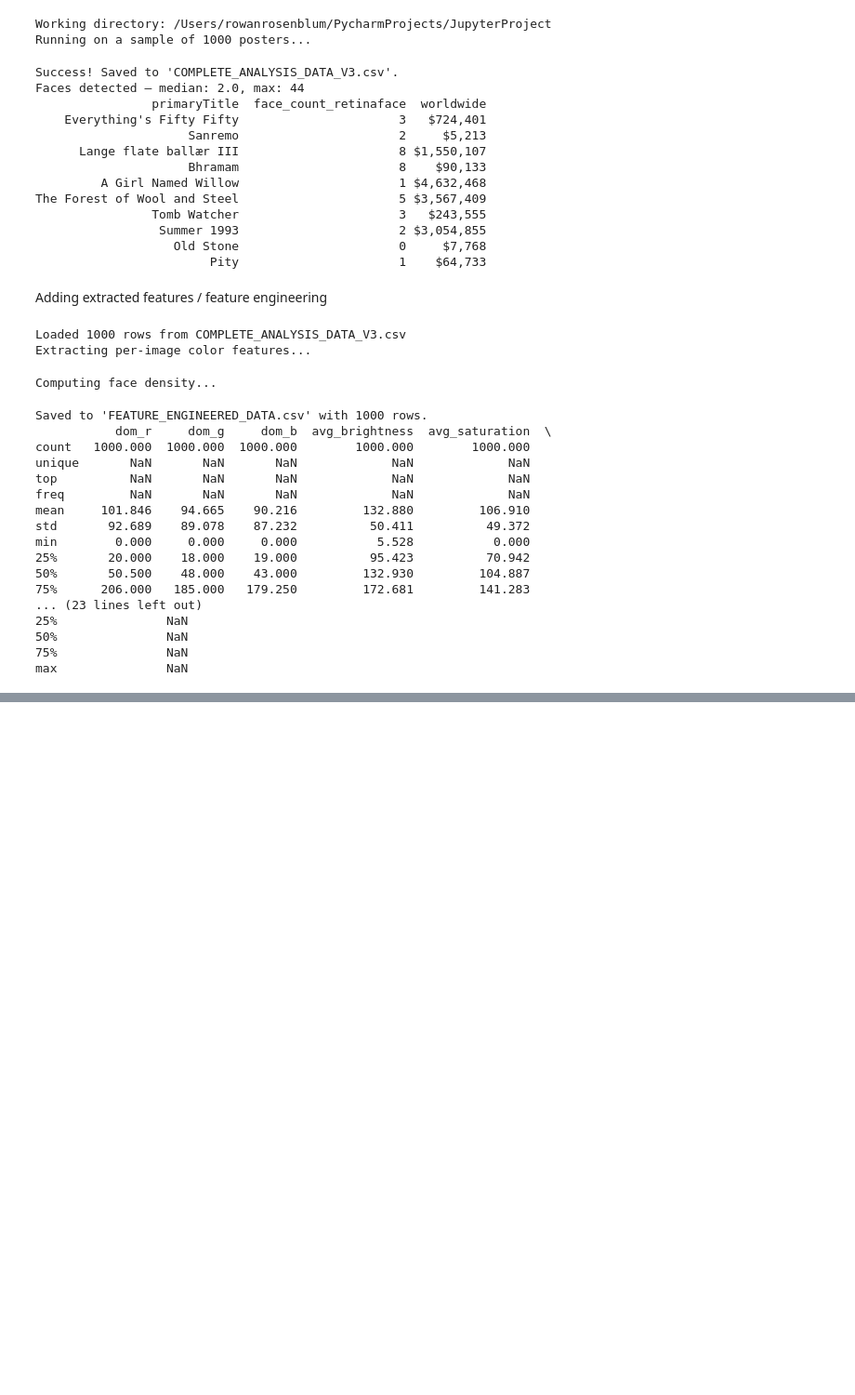
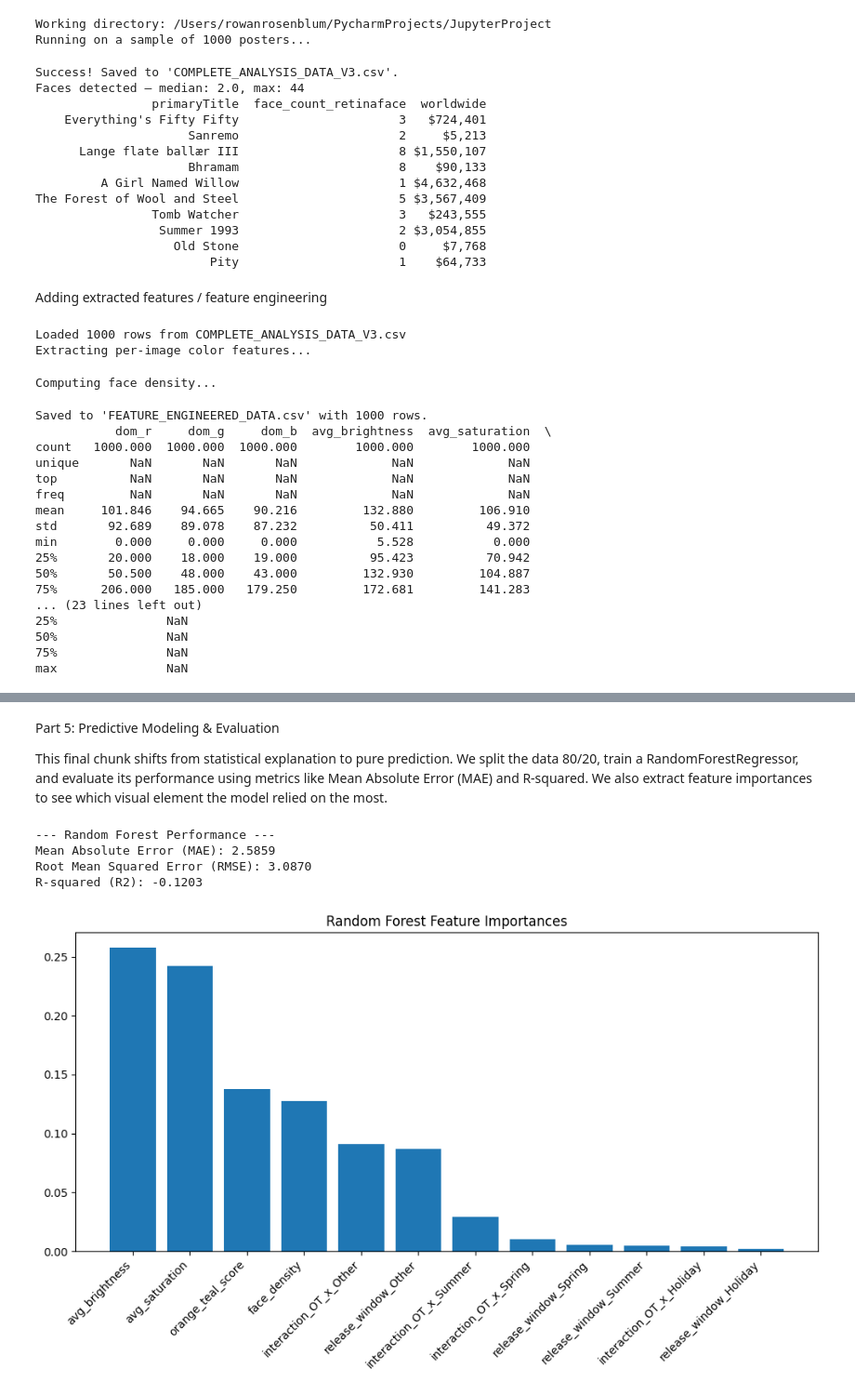
Before and after one commit to yxs4yt/DS-4002-Project-3, a Jupyter notebook: scripts/imageProject.ipynb, the cells around one changed output, grey strips where cells are left out. Shown at 93% size. Drawn from its saved outputs; the diff is of its cells as text; code cells hidden in the pictures; blank space fills up the shorter version.

```diff
--- a/scripts/imageProject.ipynb
+++ b/scripts/imageProject.ipynb
@@ -537,0 +779,18 @@ max               NaN
+# %%
+# 1. Create Interaction Terms
+# We want to multiply 'orange_teal_score' by each release window dummy
+for window_col in window_dummies:
+    interaction_col_name = f"interaction_OT_x_{window_col.replace('release_window_', '')}"
+    # Multiplying scaled feature by binary 0 or 1
+    X_scaled[interaction_col_name] = X_scaled['orange_teal_score'] * X_scaled[window_col]
+
+# 2. Fit the New Model with Interactions
+X_interaction_with_const = sm.add_constant(X_scaled)
+interaction_model = sm.OLS(y, X_interaction_with_const).fit()
+
+# 3. Print the Summary
+print("--- Model with Interaction Terms ---")
+print(interaction_model.summary())
+
+# Check the p-values of the new 'interaction_...' variables.
+# If significant, it means the effect of Orange/Teal is different in that specific window!
@@ -537,0 +834,51 @@ max               NaN
+# %% [markdown]
+Part 5: Predictive Modeling & Evaluation
+
+This final chunk shifts from statistical explanation to pure prediction. We split the data 80/20, train a RandomForestRegressor, and evaluate its performance using metrics like Mean Absolute Error (MAE) and R-squared. We also extract feature importances to see which visual element the model relied on the most.
+# %%
+from sklearn.model_selection import train_test_split
+from sklearn.ensemble import RandomForestRegressor
+from sklearn.metrics import mean_absolute_error, mean_squared_error, r2_score
+import numpy as np
+
+# 1. Train/Test Split (80/20)
+# Use the X_scaled (without the statsmodels constant)
+X_train, X_test, y_train, y_test = train_test_split(X_scaled, y, test_size=0.2, random_state=42)
+
+# 2. Initialize and Train the Random Forest
+rf_model = RandomForestRegressor(n_estimators=100, random_state=42)
+rf_model.fit(X_train, y_train)
+
+# 3. Make Predictions on the Test Set
+y_pred = rf_model.predict(X_test)
+
+# 4. Evaluate Performance
+mae = mean_absolute_error(y_test, y_pred)
+rmse = np.sqrt(mean_squared_error(y_test, y_pred))
+r2 = r2_score(y_test, y_pred)
+
+print(f"--- Random Forest Performance ---")
+print(f"Mean Absolute Error (MAE): {mae:.4f}")
+print(f"Root Mean Squared Error (RMSE): {rmse:.4f}")
+print(f"R-squared (R2): {r2:.4f}")
+
+# 5. Feature Importance Visualization
+importances = rf_model.feature_importances_
+feature_names = X_train.columns
+
+# Sort features by importance
+indices = np.argsort(importances)[::-1]
+
+plt.figure(figsize=(10, 6))
+plt.title("Random Forest Feature Importances")
+plt.bar(range(X_train.shape[1]), importances[indices], align="center")
+plt.xticks(range(X_train.shape[1]), [feature_names[i] for i in indices], rotation=45, ha='right')
+plt.xlim([-1, X_train.shape[1]])
+plt.tight_layout()
+plt.show()
+# %% [output]
+--- Random Forest Performance ---
+Mean Absolute Error (MAE): 2.5859
+Root Mean Squared Error (RMSE): 3.0870
+R-squared (R2): -0.1203
+[figure, added]
```
Also changed, not shown: parts of 42 cells of this notebook.
